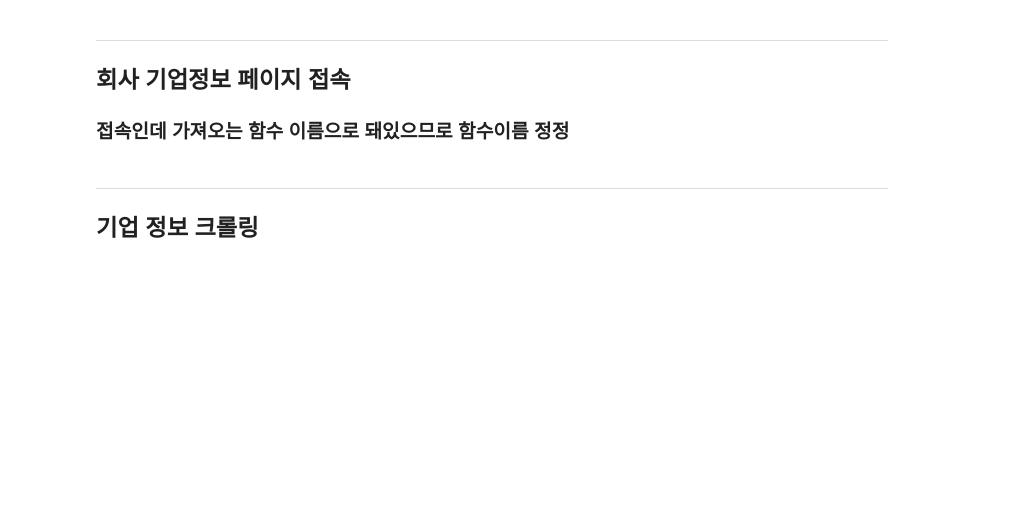
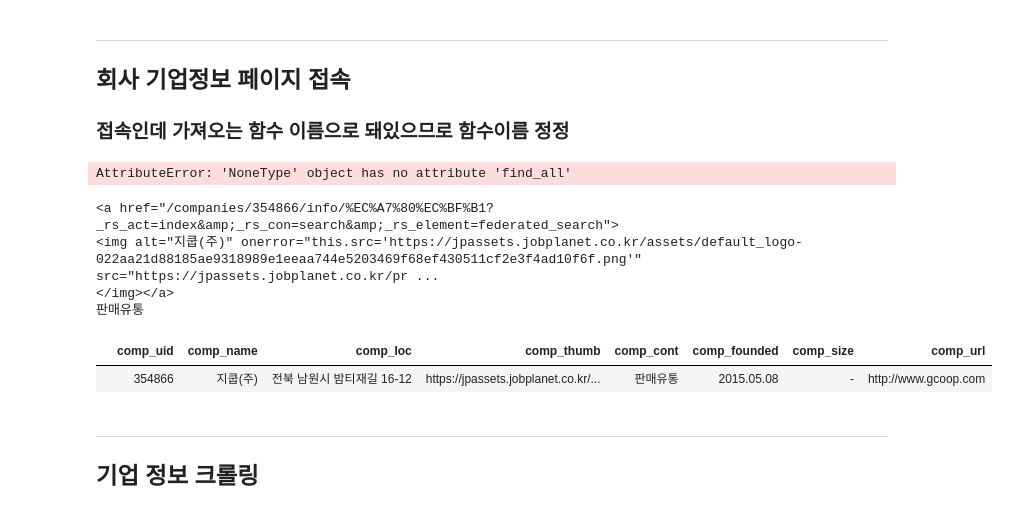
Before and after one commit to parking-place/EZPZ_Project, a Jupyter notebook: modules/crawlers/comp_info/info_crawler.ipynb, the cells around one changed output. Saved outputs shown, nothing was run; the diff lists cells and outputs as text; code cells hidden in the pictures; blank space fills up the shorter version.

```diff
--- a/modules/crawlers/comp_info/info_crawler.ipynb
+++ b/modules/crawlers/comp_info/info_crawler.ipynb
@@ -34,3 +68,17 @@ def get_comp_info(url):
+# %%
+url='https://www.jobplanet.co.kr/search?query=씨제이(주)'
+get_comp_info(url)
+# %% [output]
+AttributeError: 'NoneType' object has no attribute 'find_all'
+# %%
+get_url('지쿱')
+# %% [output]
+<a href="/companies/354866/info/%EC%A7%80%EC%BF%B1?_rs_act=index&amp;_rs_con=search&amp;_rs_element=federated_search">
+<img alt="지쿱(주)" onerror="this.src='https://jpassets.jobplanet.co.kr/assets/default_logo-022aa21d88185ae9318989e1eeaa744e5203469f68ef430511cf2e3f4ad10f6f.png'" src="https://jpassets.jobplanet.co.kr/pr ...
+</img></a>
+판매유통
+|  | comp_uid | comp_name | comp_loc | comp_thumb | comp_cont | comp_founded | comp_size | comp_url |
+|  | 354866 | 지쿱(주) | 전북 남원시 밤티재길 16-12 | https://jpassets.jobplanet.co.kr/... | 판매유통 | 2015.05.08 | - | http://www.gcoop.com |
 # %%
 link_to_get_info = {
     'www.jobplanet.co.kr': get_comp_info #jopplanet url 인지 확인후 get_comp_info함수 실행시켜줄 딕셔너리
```
Also changed, not shown: parts of 7 cells of this notebook, 2 other files.
